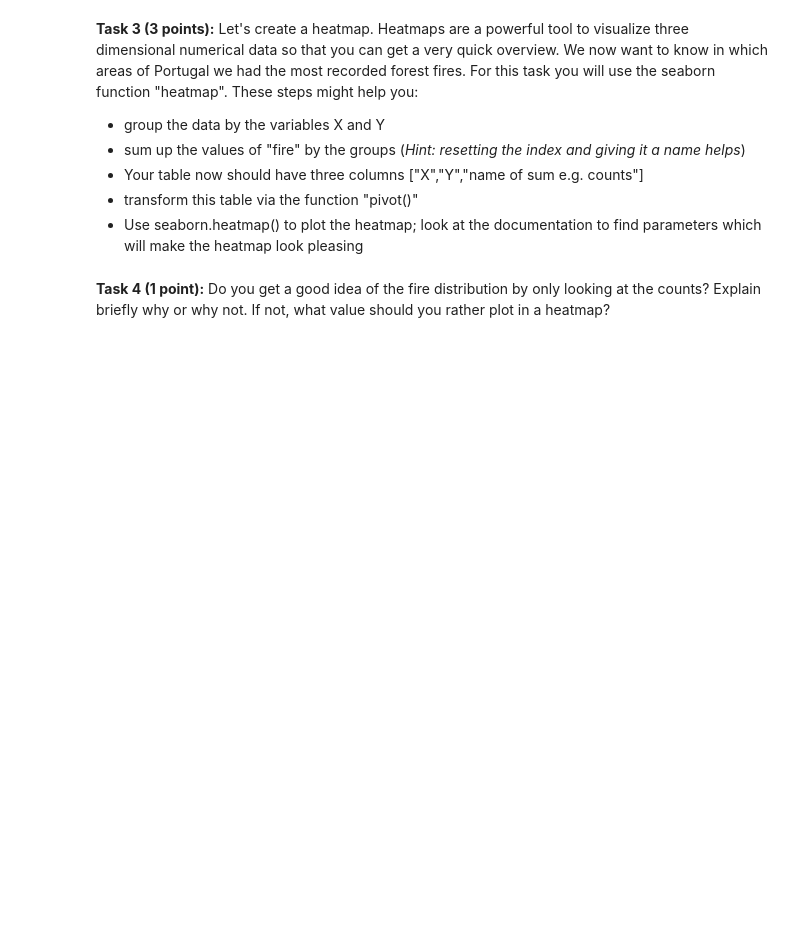
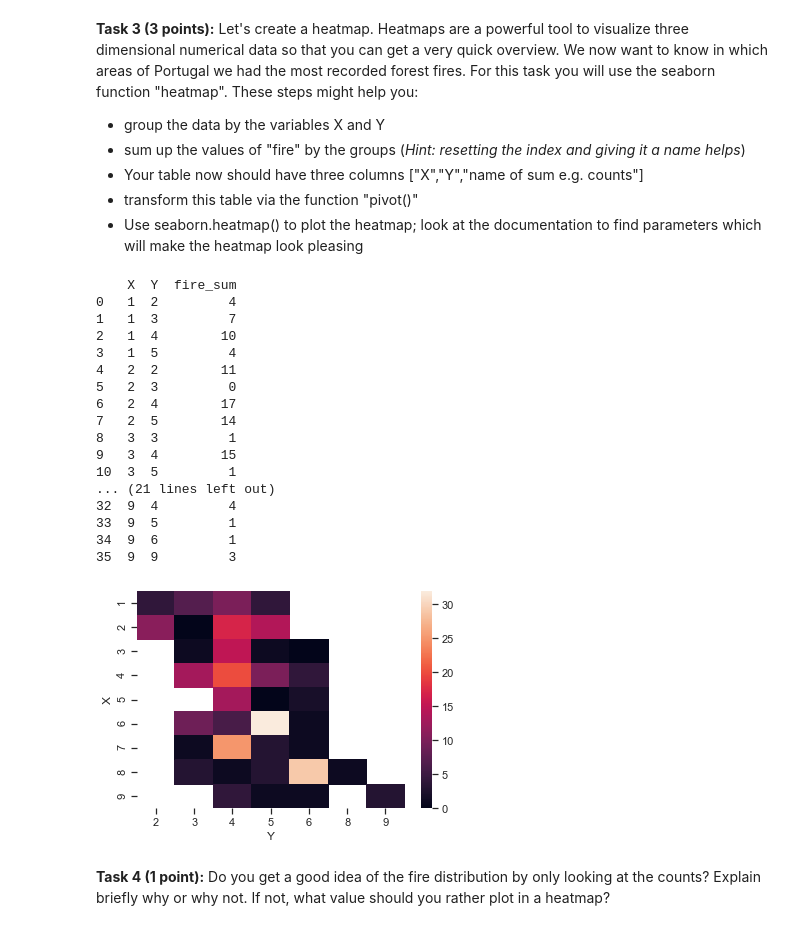
Before and after one commit to mastersunny/Machine-Learning, a Jupyter notebook: assignment9_graded_2/assignment9_graded_empty.ipynb, the cells around one changed output. Saved outputs shown, nothing was run; the diff lists cells and outputs as text; code cells hidden in the pictures; blank space fills up the shorter version.

```diff
--- a/assignment9_graded_2/assignment9_graded_empty.ipynb
+++ b/assignment9_graded_2/assignment9_graded_empty.ipynb
@@ -96,3 +94,32 @@ __Task 3 (3 points):__ Let's create a heatmap. Heatmaps are a powerful tool to v
+# %%
+# Your code here
+#df.groupby(['Team', 'Pos']).agg({'Age': ['mean', 'min', 'max']})
+grouped_df = df.groupby(["X", "Y"]).agg({"fire": "sum"})
+grouped_df.columns = ["fire_sum"]
+grouped_df = grouped_df.reset_index()
+print(grouped_df)
+
+grouped_df = grouped_df.pivot("X", "Y", "fire_sum")
+ax = sns.heatmap(grouped_df)
+# %% [output]
+    X  Y  fire_sum
+0   1  2         4
+1   1  3         7
+2   1  4        10
+3   1  5         4
+4   2  2        11
+5   2  3         0
+6   2  4        17
+7   2  5        14
+8   3  3         1
+9   3  4        15
+10  3  5         1
+... (21 lines left out)
+32  9  4         4
+33  9  5         1
+34  9  6         1
+35  9  9         3
+[figure, added]
 # %% [markdown]
 __Task 4 (1 point):__ Do you get a good idea of the fire distribution by only looking at the counts? Explain briefly why or why not. If not, what value should you rather plot in a heatmap?
 # %%
```
Also changed, not shown: parts of 1 cell of this notebook.
